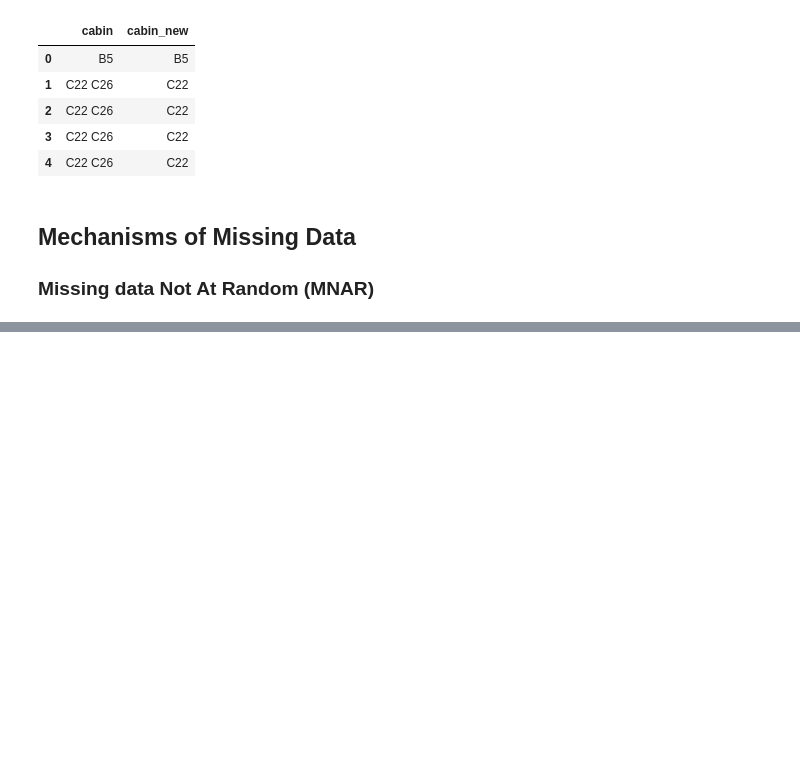
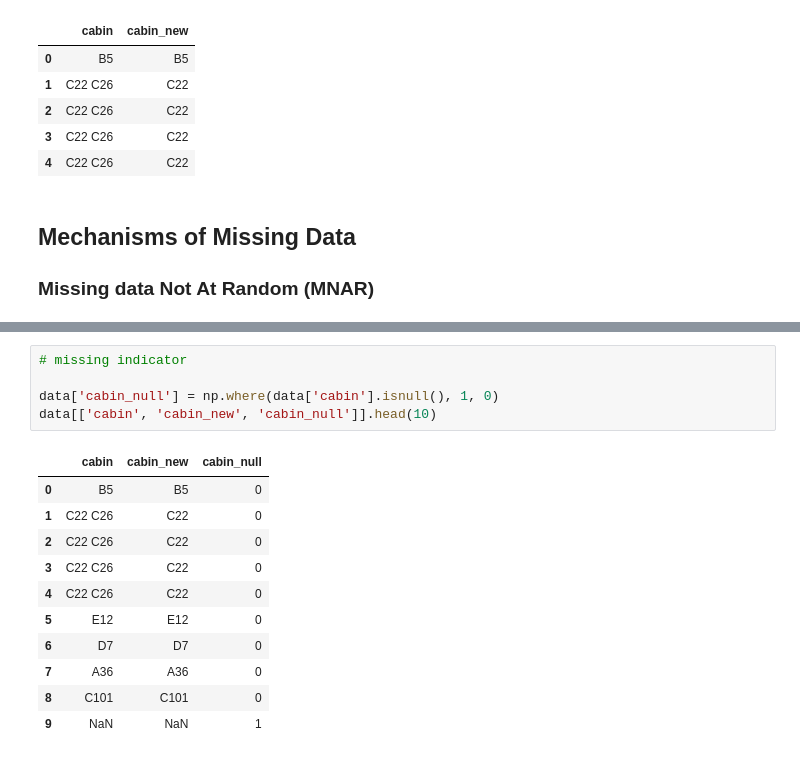
Before and after one commit to bbclr20/FeatureEngineering, a Jupyter notebook: 04_Variable_Characteristics/1_Missing_Data.ipynb, the cells around one changed output, grey strips where cells are left out. Cells and saved outputs as stored; diff of their text form; blank space fills up the shorter version.

Commit message:
update the note of misssing data

```diff
--- a/04_Variable_Characteristics/1_Missing_Data.ipynb
+++ b/04_Variable_Characteristics/1_Missing_Data.ipynb
@@ -147,3 +147,20 @@ data.head()
 | 2 | 1 | 0 | Allison, Miss. Helen Loraine | female | 2 | 1 | 2 | 113781 | 151.55 | C22 C26 | S | ... |
 | 3 | 1 | 0 | Allison, Mr. Hudson Joshua Creighton | male | 30 | 1 | 2 | 113781 | 151.55 | C22 C26 | S | ... |
 | 4 | 1 | 0 | Allison, Mrs. Hudson J C (Bessie ... | female | 25 | 1 | 2 | 113781 | 151.55 | C22 C26 | S | ... |
+# %%
+# missing indicator
+
+data['cabin_null'] = np.where(data['cabin'].isnull(), 1, 0)
+data[['cabin', 'cabin_new', 'cabin_null']].head(10)
+# %% [output]
+|  | cabin | cabin_new | cabin_null |
+| 0 | B5 | B5 | 0 |
+| 1 | C22 C26 | C22 | 0 |
+| 2 | C22 C26 | C22 | 0 |
+| 3 | C22 C26 | C22 | 0 |
+| 4 | C22 C26 | C22 | 0 |
+| 5 | E12 | E12 | 0 |
+| 6 | D7 | D7 | 0 |
+| 7 | A36 | A36 | 0 |
+| 8 | C101 | C101 | 0 |
+| 9 | NaN | NaN | 1 |
```
Also changed, not shown: parts of 16 cells of this notebook.
